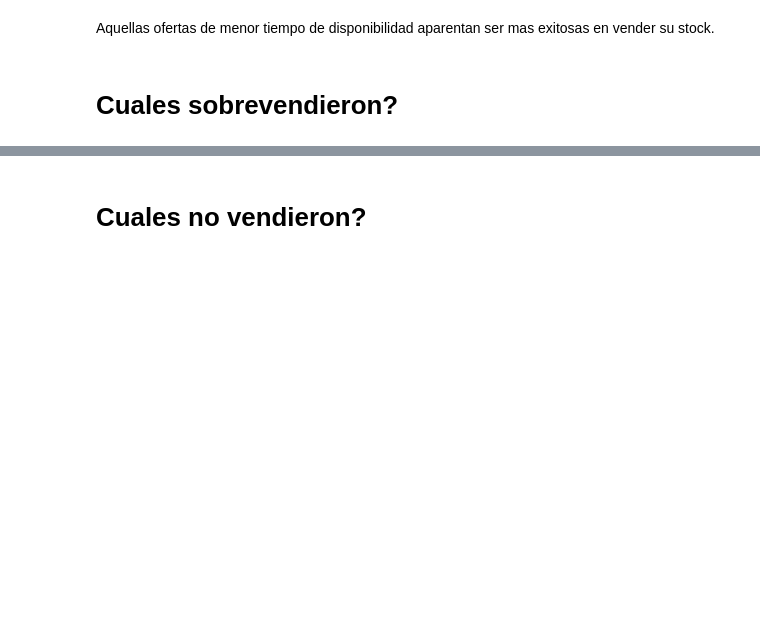
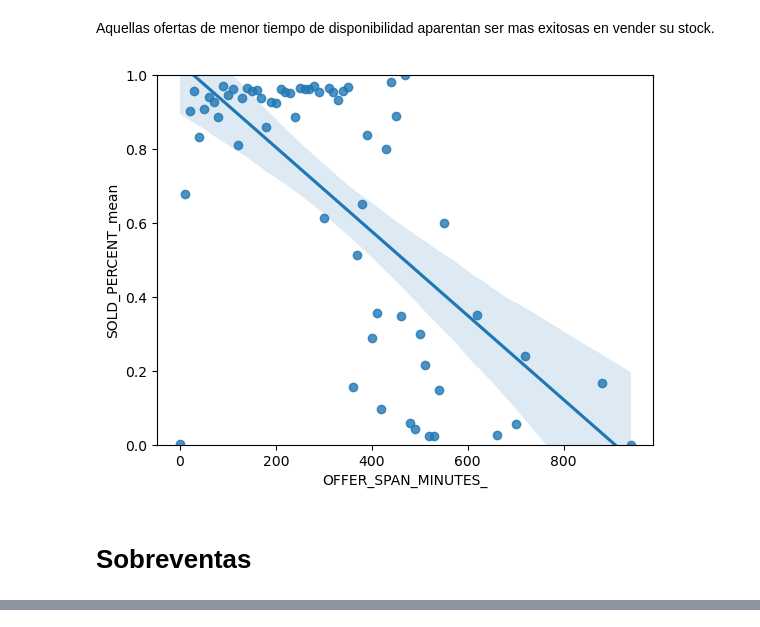
Before and after one commit to nicolas-morelli/ds-challenge, a Jupyter notebook: ofertas-relampago/eda.ipynb, the cells around one changed output, grey strips where cells are left out. Drawn from its saved outputs; the diff is of its cells as text; code cells hidden in the pictures; blank space fills up the shorter version.

```diff
--- a/ofertas-relampago/eda.ipynb
+++ b/ofertas-relampago/eda.ipynb
@@ -205,6 +239,15 @@ Aquellas ofertas de menor tiempo de disponibilidad aparentan ser mas exitosas en
 # %%
 dom_df = df.groupby(['DOM_DOMAIN_AGG1'])[['INVOLVED_STOCK', 'REMAINING_STOCK_AFTER_END', 'SOLD_AMOUNT', 'SOLD_QUANTITY', 'SOLD_PERCENT', 'OFFER_SPAN_MINUTES']].agg(['sum', 'max', 'mean', 'median', 'count'])
 dom_df.columns = ['_'.join(col) for col in dom_df.columns.to_flat_index()]
-# %% [markdown]
-# Cuales sobrevendieron?
+# %%
+time_df = nb_df.groupby(round(df['OFFER_SPAN_MINUTES'], -1))[['SOLD_PERCENT']].agg(['mean', 'median', 'count']).reset_index()
+time_df.columns = ['_'.join(col) for col in time_df.columns.to_flat_index()]
+# %%
+sns.regplot(time_df, x='OFFER_SPAN_MINUTES_', y='SOLD_PERCENT_mean')
+plt.ylim(0, 1)
+plt.show()
+# %% [output]
+[figure, added]
+# %% [markdown]
+# Sobreventas
 # %%
@@ -222,2 +262,0 @@ os_df.head()
-# %% [markdown]
-# Cuales no vendieron?
```
Also changed, not shown: parts of 57 cells of this notebook, 5 other files.
